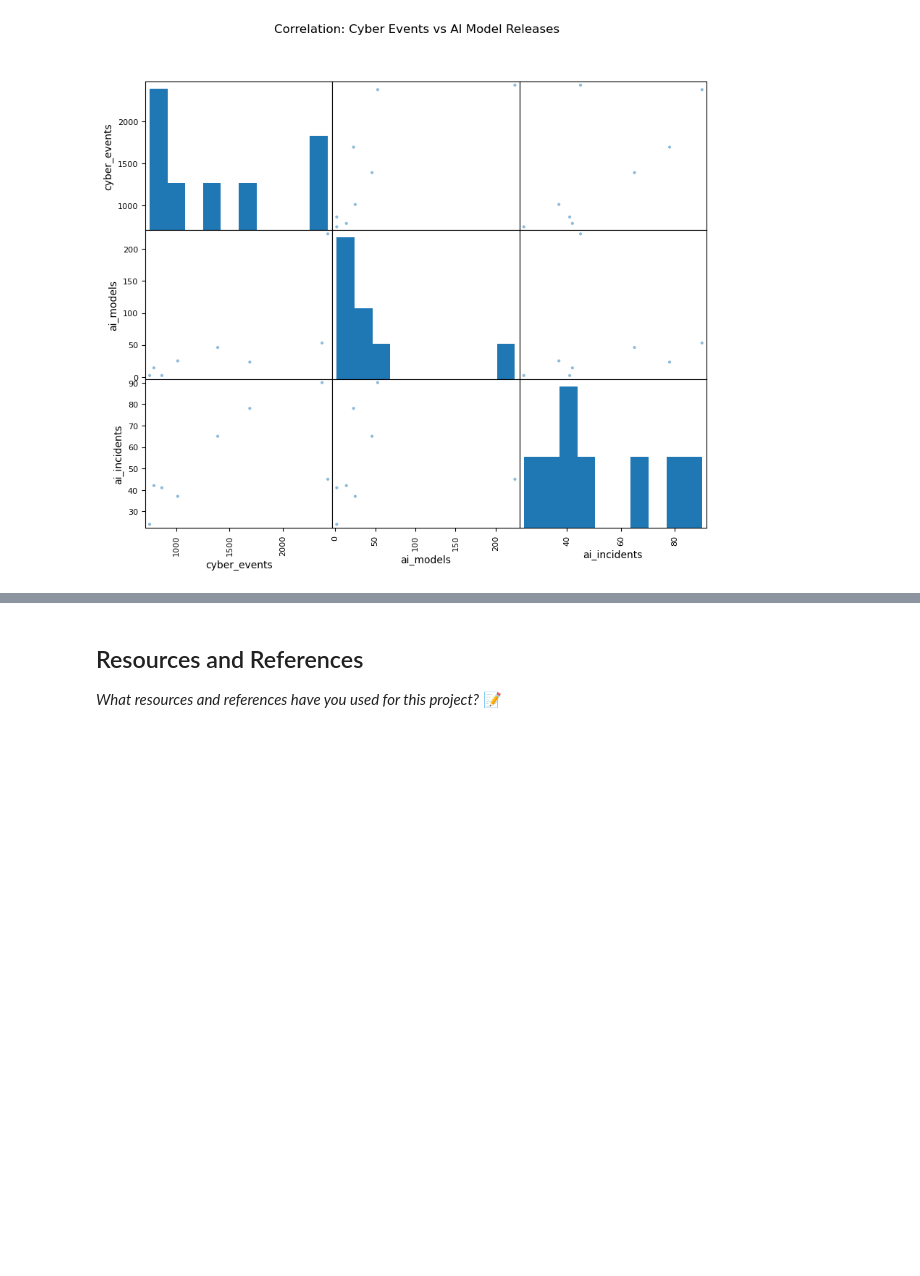
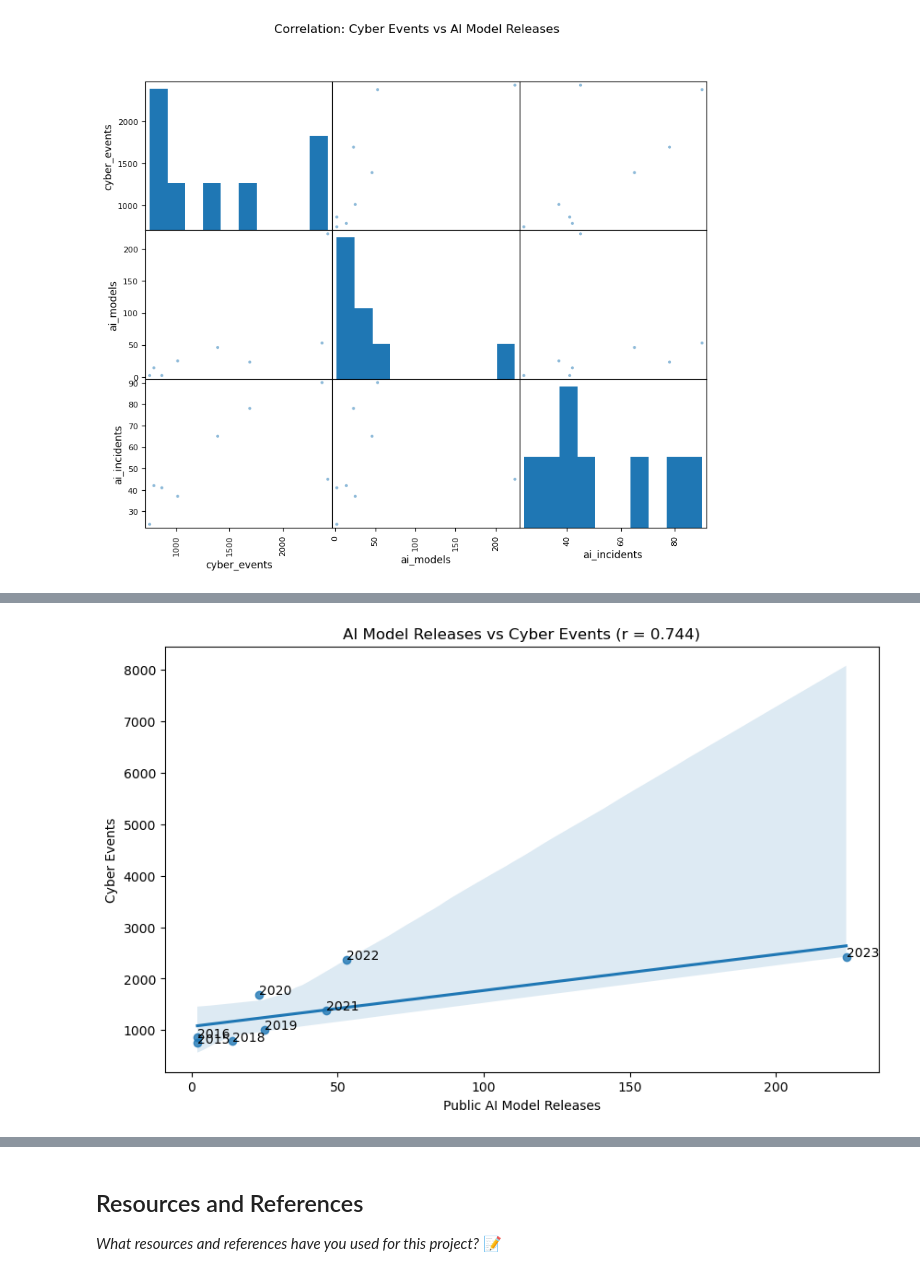
Before and after one commit to IT4063C001-Fall2025/final-project-sethpa, a Jupyter notebook: source.ipynb, the cells around one changed output, grey strips where cells are left out. Cells and saved outputs as stored; diff of their text form; code cells hidden in the pictures; blank space fills up the shorter version.

```diff
--- a/source.ipynb
+++ b/source.ipynb
@@ -817,0 +838,17 @@ plt.show()
+# %%
+# Scatter plot with regression line
+
+fig, ax = plt.subplots(figsize=(10, 6))
+sns.regplot(data=yearly_combined, x='ai_models', y='cyber_events', ax=ax)
+# Cyber events to AI model releases correlation
+ax.set_title(f'AI Model Releases vs Cyber Events (r = 0.744)')
+ax.set_xlabel('Public AI Model Releases')
+ax.set_ylabel('Cyber Events')
+
+# Annotate key years
+for year in yearly_combined.index:
+    ax.annotate(str(year), (yearly_combined.loc[year, 'ai_models'], yearly_combined.loc[year, 'cyber_events']))
+
+plt.show()
+# %% [output]
+[figure, added]
```
Also changed, not shown: parts of 4 cells of this notebook.
